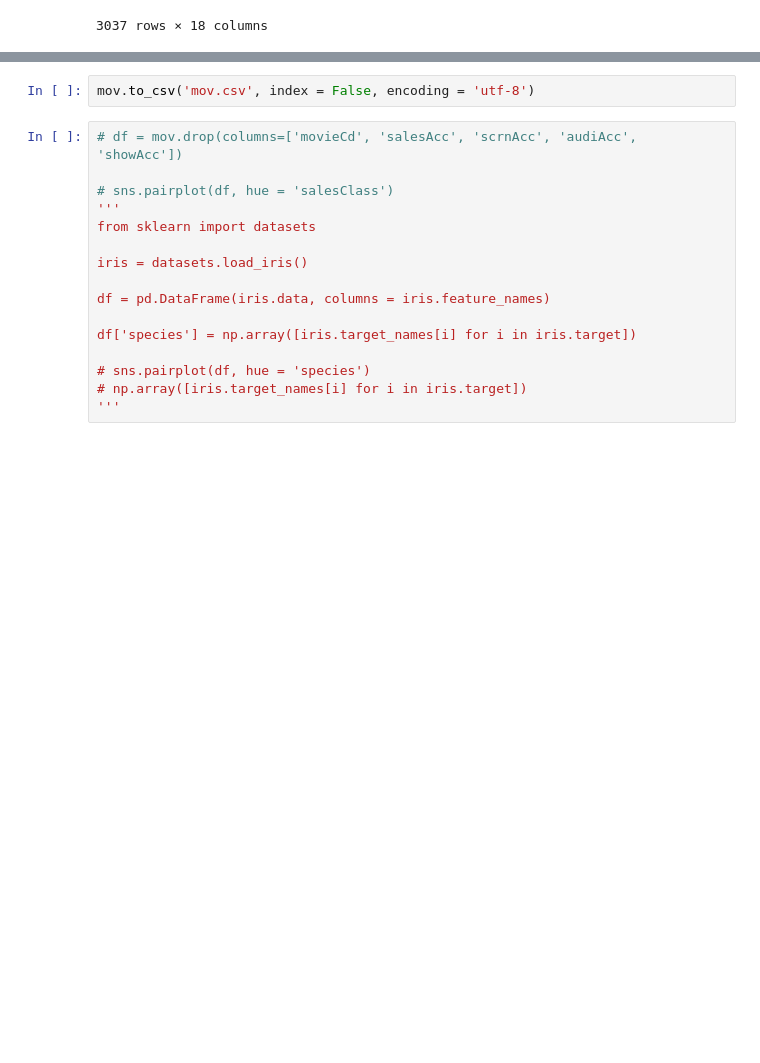
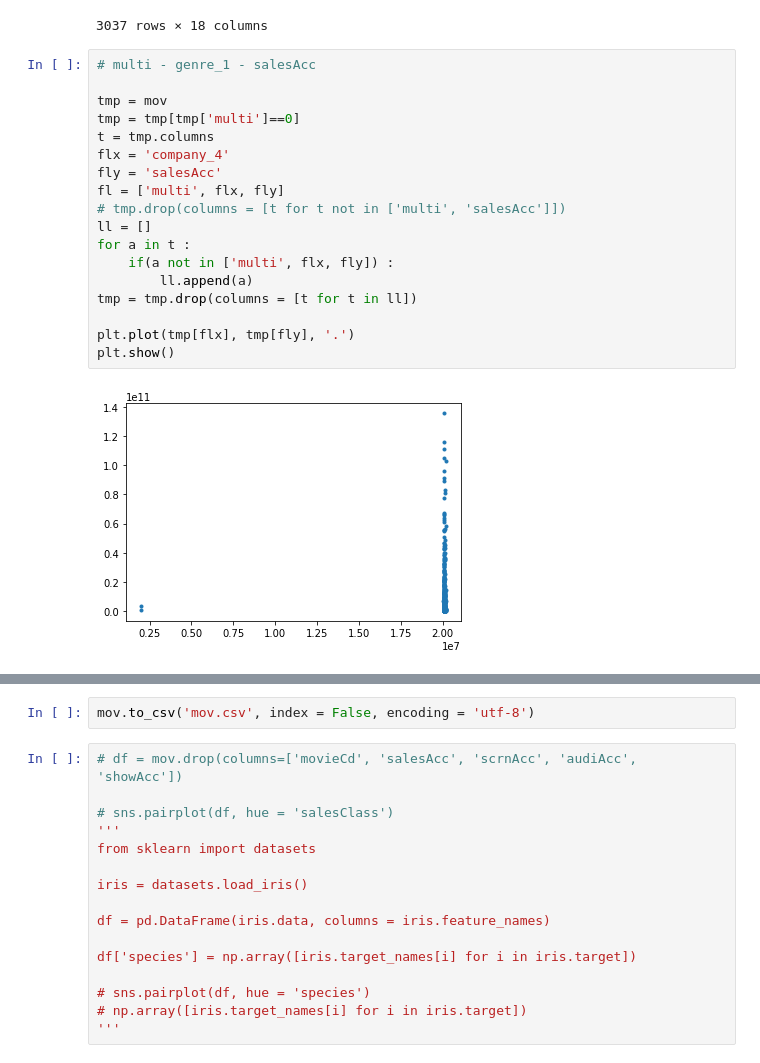
Before and after one commit to younghk/2019_Project_Graduation, a Jupyter notebook: Modeling.ipynb, the cells around one changed output, grey strips where cells are left out. Drawn from its saved outputs; the diff is of its cells as text; blank space fills up the shorter version.

```diff
--- a/Modeling.ipynb
+++ b/Modeling.ipynb
@@ -114,3 +94,23 @@ mov
 | 6190 | 20189869 | 110.0 | 7.51 | 0.0 | 3.0 | 1754.0 | 867.0 | 1.0 | 20189463.0 | 2.0 | ... |
 | 6192 | 20189901 | 113.0 | 7.73 | 0.0 | 9.0 | 4165.0 | 628.0 | 1.0 | 20062469.0 | 9.0 | ... |
 3037 rows × 18 columns
+# %%
+# multi - genre_1 - salesAcc
+
+tmp = mov
+tmp = tmp[tmp['multi']==0]
+t = tmp.columns
+flx = 'company_4'
+fly = 'salesAcc'
+fl = ['multi', flx, fly]
+# tmp.drop(columns = [t for t not in ['multi', 'salesAcc']])
+ll = []
+for a in t :
+    if(a not in ['multi', flx, fly]) :
+        ll.append(a)
+tmp = tmp.drop(columns = [t for t in ll])
+
+plt.plot(tmp[flx], tmp[fly], '.')
+plt.show()
+# %% [output]
+[figure, added]
```
Also changed, not shown: parts of 5 cells of this notebook, 1 other file.
